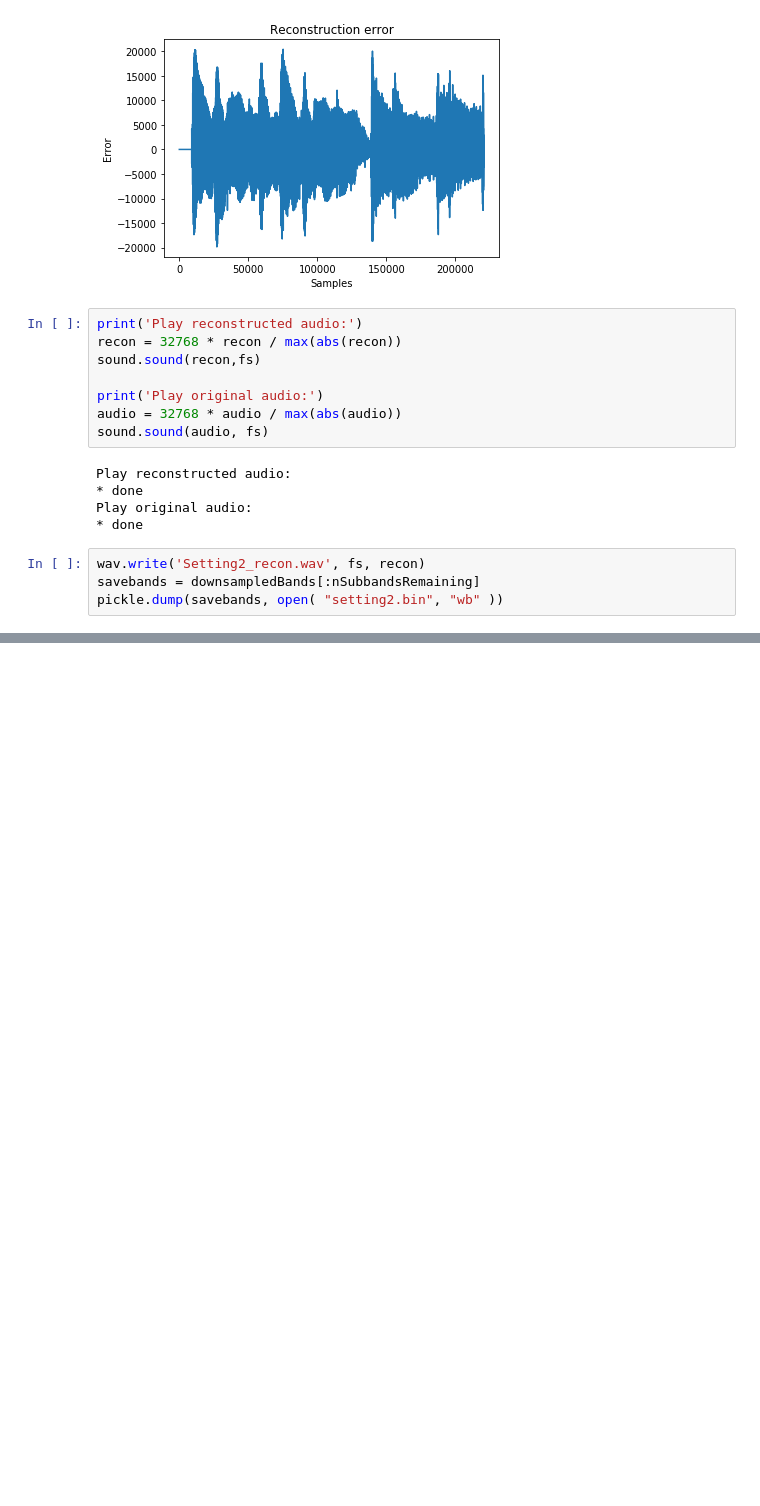
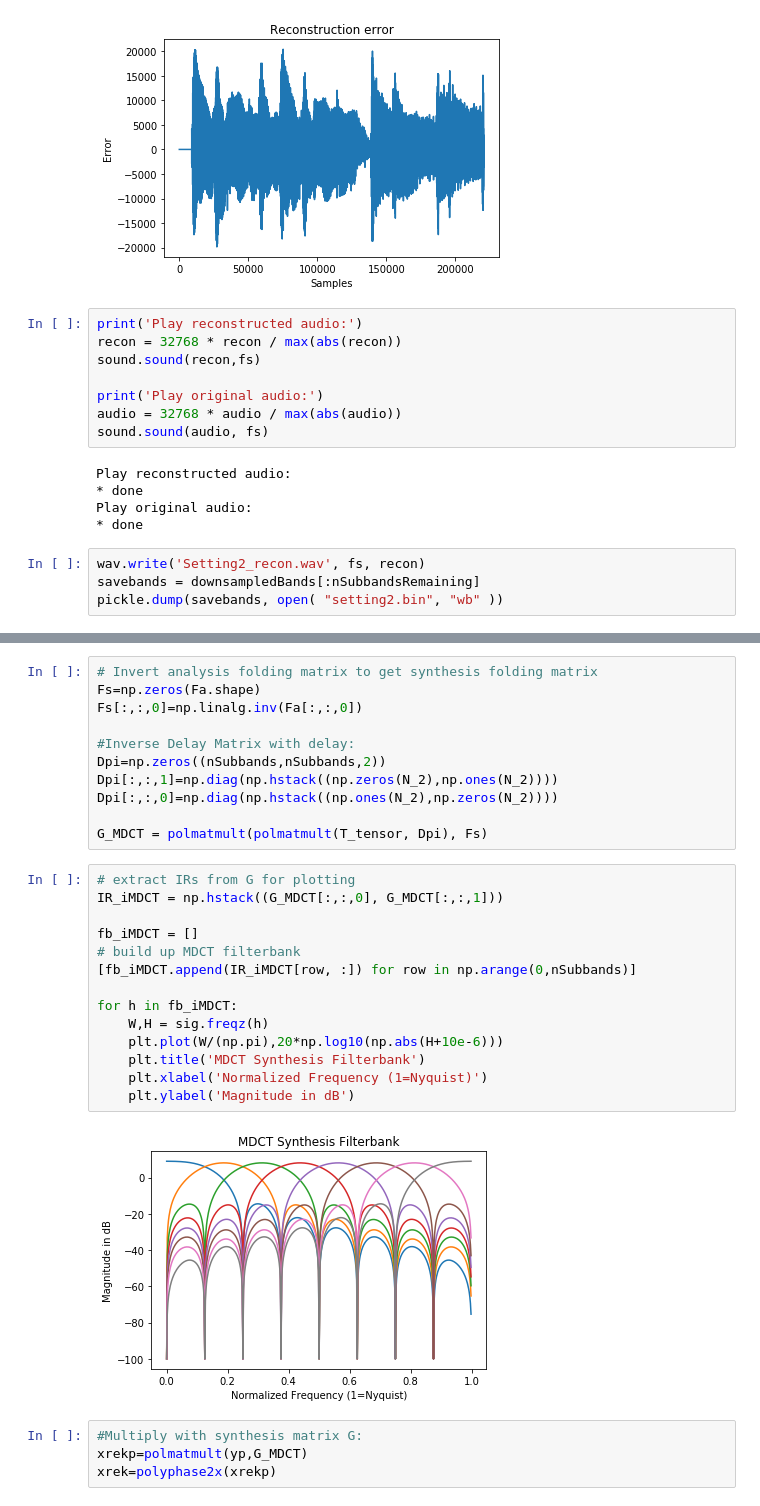
Before and after one commit to jole6826/MRSP, a Jupyter notebook: MRSP_sem5.ipynb, the cells around one changed output, grey strips where cells are left out. Drawn from its saved outputs; the diff is of its cells as text; blank space fills up the shorter version.

```diff
--- a/MRSP_sem5.ipynb
+++ b/MRSP_sem5.ipynb
@@ -246,0 +311,31 @@ print(Dp)
+# %%
+# Invert analysis folding matrix to get synthesis folding matrix
+Fs=np.zeros(Fa.shape)
+Fs[:,:,0]=np.linalg.inv(Fa[:,:,0])
+
+#Inverse Delay Matrix with delay:
+Dpi=np.zeros((nSubbands,nSubbands,2))
+Dpi[:,:,1]=np.diag(np.hstack((np.zeros(N_2),np.ones(N_2))))
+Dpi[:,:,0]=np.diag(np.hstack((np.ones(N_2),np.zeros(N_2))))
+
+G_MDCT = polmatmult(polmatmult(T_tensor, Dpi), Fs)
+# %%
+# extract IRs from G for plotting
+IR_iMDCT = np.hstack((G_MDCT[:,:,0], G_MDCT[:,:,1]))
+
+fb_iMDCT = []
+# build up MDCT filterbank
+[fb_iMDCT.append(IR_iMDCT[row, :]) for row in np.arange(0,nSubbands)]
+
+for h in fb_iMDCT:
+    W,H = sig.freqz(h)
+    plt.plot(W/(np.pi),20*np.log10(np.abs(H+10e-6)))
+    plt.title('MDCT Synthesis Filterbank')
+    plt.xlabel('Normalized Frequency (1=Nyquist)')
+    plt.ylabel('Magnitude in dB')
+# %% [output]
+[figure, added]
+# %%
+#Multiply with synthesis matrix G:
+xrekp=polmatmult(yp,G_MDCT)
+xrek=polyphase2x(xrekp)
```
Also changed, not shown: parts of 15 cells of this notebook.
